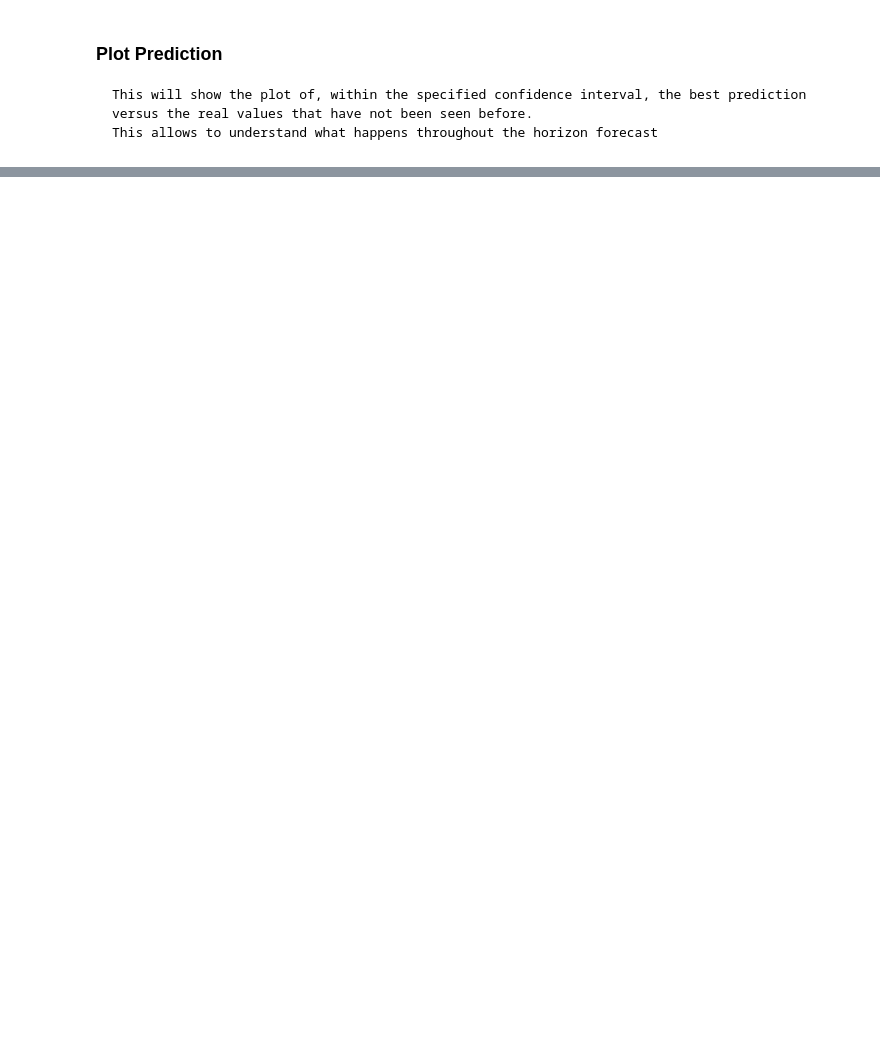
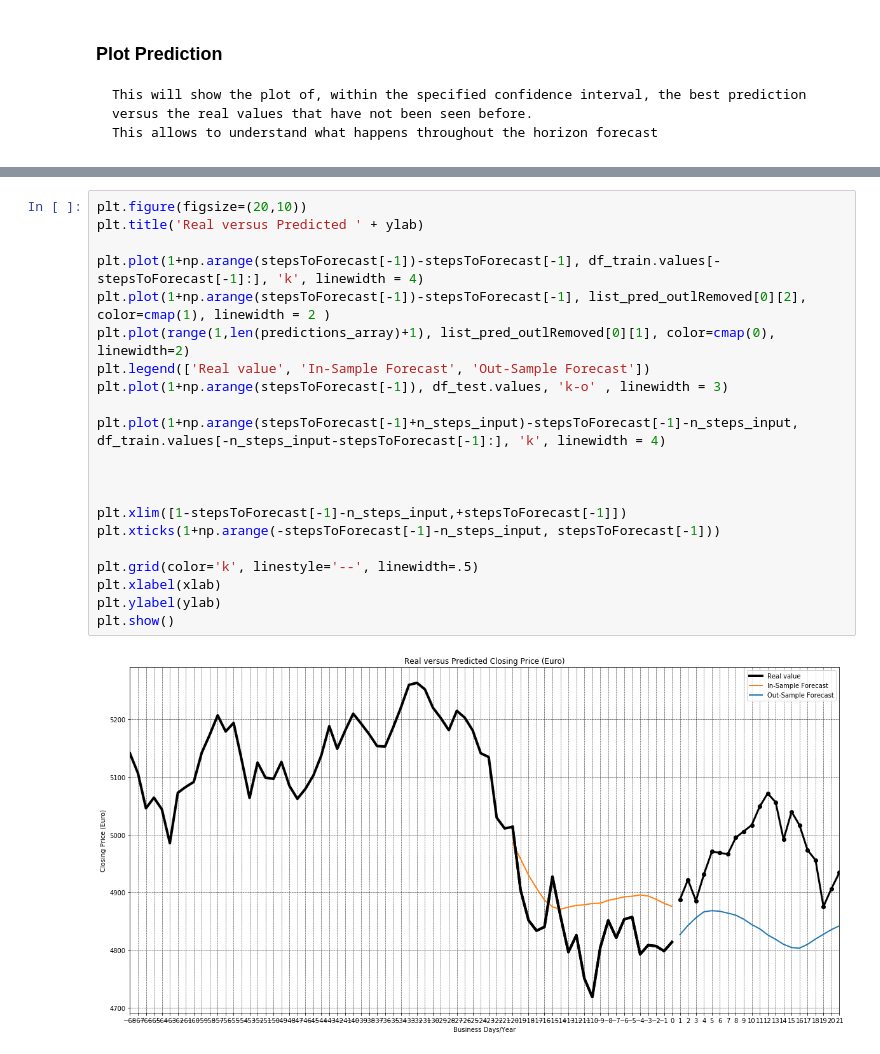
Before and after one commit to DidierRLopes/UnivariateTimeSeriesForecast, a Jupyter notebook: DNN_usualApproach.ipynb, the cells around one changed output, grey strips where cells are left out. Saved outputs shown, nothing was run; the diff lists cells and outputs as text; blank space fills up the shorter version.

```diff
--- a/DNN_usualApproach.ipynb
+++ b/DNN_usualApproach.ipynb
@@ -452,2 +457,25 @@ Prediction for 21 Business Days/Year: MAE = 79.94 (1.62%)
+# %%
+plt.figure(figsize=(20,10))
+plt.title('Real versus Predicted ' + ylab)
+
+plt.plot(1+np.arange(stepsToForecast[-1])-stepsToForecast[-1], df_train.values[-stepsToForecast[-1]:], 'k', linewidth = 4)
+plt.plot(1+np.arange(stepsToForecast[-1])-stepsToForecast[-1], list_pred_outlRemoved[0][2], color=cmap(1), linewidth = 2 )
+plt.plot(range(1,len(predictions_array)+1), list_pred_outlRemoved[0][1], color=cmap(0), linewidth=2)
+plt.legend(['Real value', 'In-Sample Forecast', 'Out-Sample Forecast'])
+plt.plot(1+np.arange(stepsToForecast[-1]), df_test.values, 'k-o' , linewidth = 3)
+
+plt.plot(1+np.arange(stepsToForecast[-1]+n_steps_input)-stepsToForecast[-1]-n_steps_input, df_train.values[-n_steps_input-stepsToForecast[-1]:], 'k', linewidth = 4)
+
+
+
+plt.xlim([1-stepsToForecast[-1]-n_steps_input,+stepsToForecast[-1]])
+plt.xticks(1+np.arange(-stepsToForecast[-1]-n_steps_input, stepsToForecast[-1]))
+
+plt.grid(color='k', linestyle='--', linewidth=.5)
+plt.xlabel(xlab)
+plt.ylabel(ylab)
+plt.show()
+# %% [output]
+[figure, added]
 # %%
 list_pred_outlRemoved[0][1]
```
Also changed, not shown: parts of 8 cells of this notebook.
